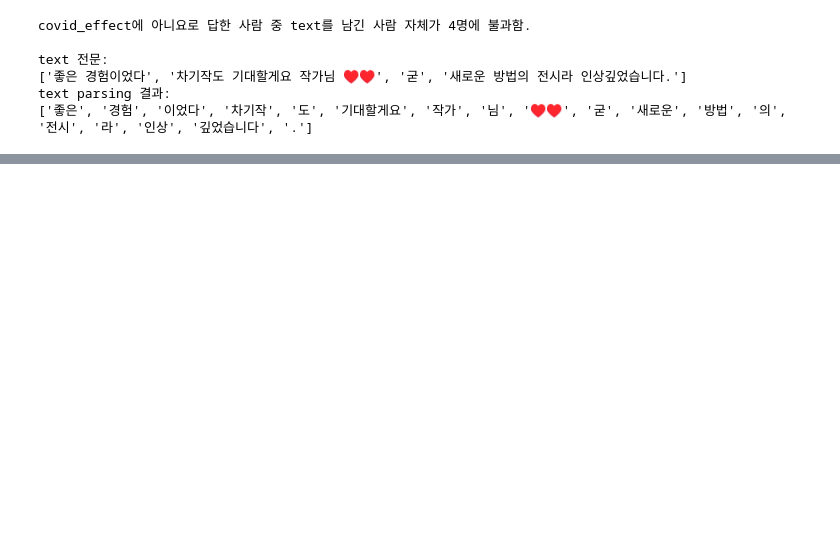
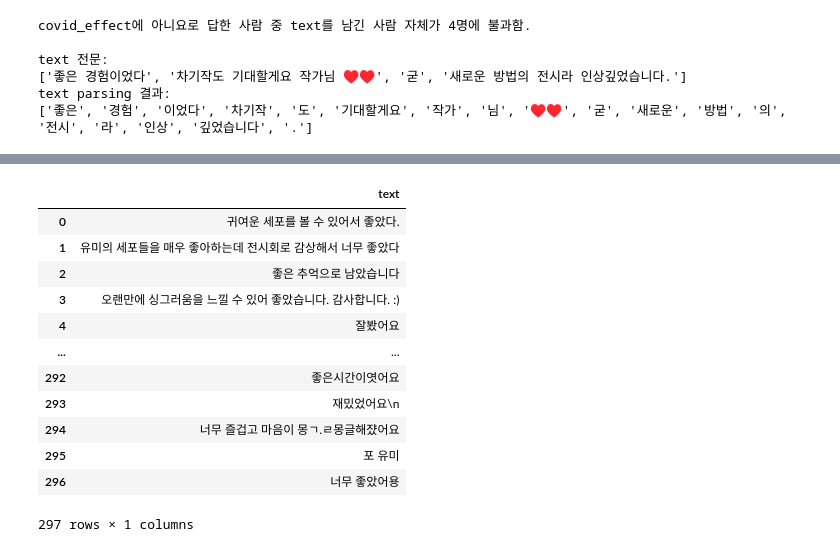
Before and after one commit to fhzh123/topic_example, a Jupyter notebook: EDA_2020_12_15/EDA.ipynb, the cells around one changed output, grey strips where cells are left out. Saved outputs shown, nothing was run; the diff lists cells and outputs as text; code cells hidden in the pictures; blank space fills up the shorter version.

```diff
--- a/EDA_2020_12_15/EDA.ipynb
+++ b/EDA_2020_12_15/EDA.ipynb
@@ -550,0 +558,16 @@ plt.show()
+# %%
+text_dat
+# %% [output]
+|  | text |
+| 0 | 귀여운 세포를 볼 수 있어서 좋았다. |
+| 1 | 유미의 세포들을 매우 좋아하는데 전시회로 감상해서 너무 좋았다 |
+| 2 | 좋은 추억으로 남았습니다 |
+| 3 | 오랜만에 싱그러움을 느낄 수 있어 좋았습니다. 감사합니다. :) |
+| 4 | 잘봤어요 |
+| ... | ... |
+| 292 | 좋은시간이엿어요 |
+| 293 | 재밌었어요\n |
+| 294 | 너무 즐겁고 마음이 몽ㄱ.ㄹ몽글해쟜어요 |
+| 295 | 포 유미 |
+| 296 | 너무 좋았어용 |
+297 rows × 1 columns
```
Also changed, not shown: parts of 39 cells of this notebook.
